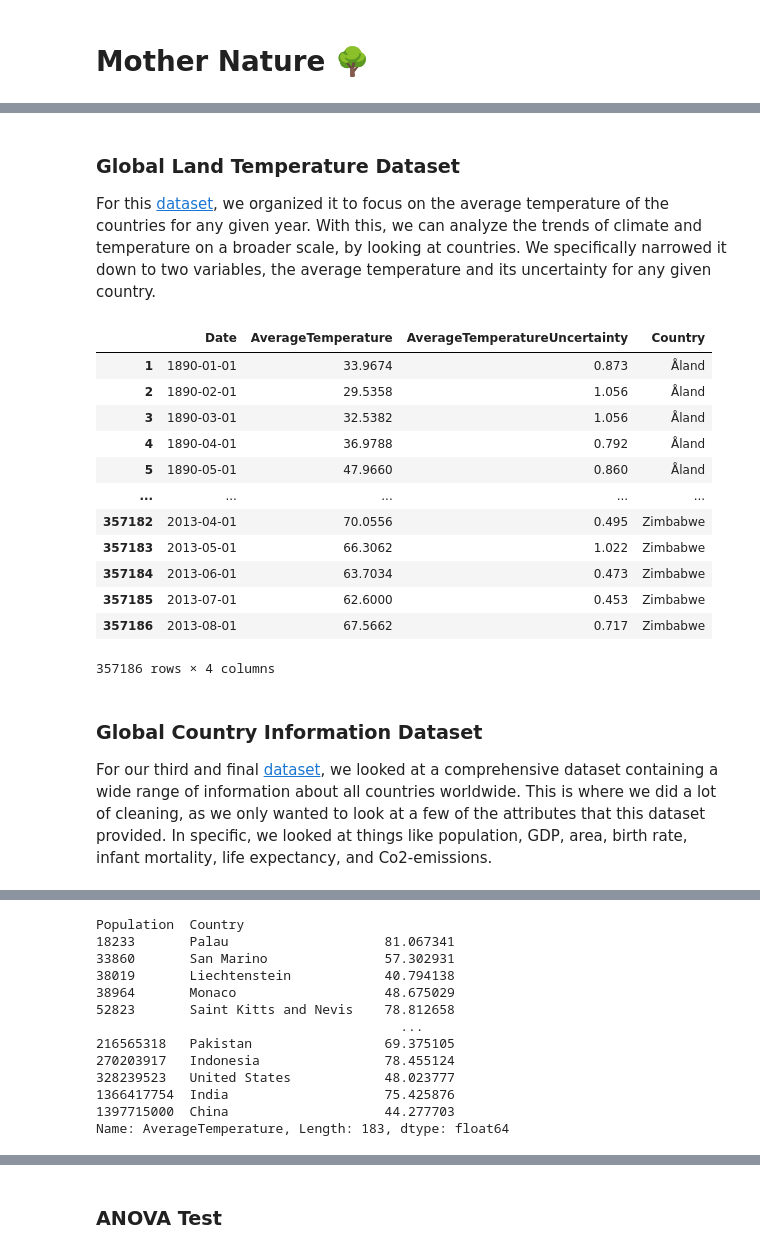
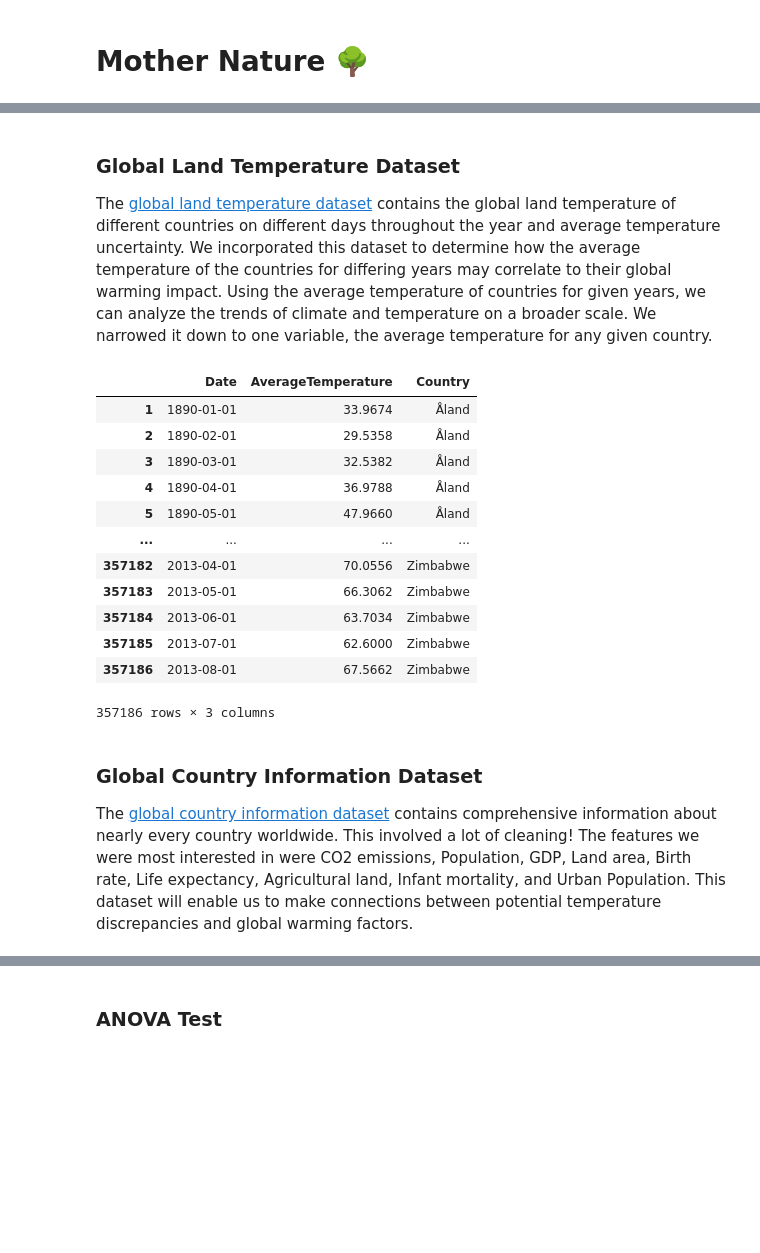
Before and after one commit to evannt/MotherNature, a Jupyter notebook: mother_nature.ipynb, the cells around one changed output, grey strips where cells are left out. Saved outputs shown, nothing was run; the diff lists cells and outputs as text; code cells hidden in the pictures; blank space fills up the shorter version.

```diff
--- a/mother_nature.ipynb
+++ b/mother_nature.ipynb
@@ -116,10 +48,11 @@ Unique countries: ['Algeria' 'Burundi' 'Benin' 'Central African Republic'
 # %% [markdown]
 ### Global Land Temperature Dataset
 
-For this [dataset](https://www.kaggle.com/datasets/nelgiriyewithana/countries-of-the-world-2023), we organized it to focus on the average temperature of the countries for any given year. With this, we can analyze the trends of climate and temperature on a broader scale, by looking at countries. We specifically narrowed it down to two variables, the average temperature and its uncertainty for any given country.
+The [global land temperature dataset](https://www.kaggle.com/datasets/nelgiriyewithana/countries-of-the-world-2023) contains the global land temperature of different countries on different days throughout the year and average temperature uncertainty. We incorporated this dataset to determine how the average temperature of the countries for differing years may correlate to their global warming impact. Using the average temperature of countries for given years, we can analyze the trends of climate and temperature on a broader scale. We narrowed it down to one variable, the average temperature for any given country.
 # %%
 # Preprocessing City Daily Temperature
 global_land_temperature_df.dropna(inplace=True)
+global_land_temperature_df.drop(columns=["AverageTemperatureUncertainty"], inplace=True)
 
 # Converting Temperatures from Celcius to Fahrenheit
 global_land_temperature_df['AverageTemperature'] = global_land_temperature_df['AverageTemperature'] * 9/5 + 32
@@ -131,50 +64,50 @@ country_remappings = {
     'Ireland': 'Republic of Ireland',
     'Congo (Democratic Republic Of The)': 'Democratic Republic of the Congo',
     'Federated States Of Micronesia': 'Federated States of Micronesia',
     'Guinea Bissau': 'Guinea-Bissau',
     'Macedonia': 'North Macedonia',
     'Saint Kitts And Nevis': 'Saint Kitts and Nevis',
     'Saint Vincent And The Grenadines': 'Saint Vincent and the Grenadines',
     'Sao Tome And Principe': 'São Tomé and Príncipe',
     'Bahamas': 'The Bahamas',
     'Gambia': 'The Gambia',
     'Trinidad And Tobago': 'Trinidad and Tobago',
     'Timor Leste': 'East Timor',
     'Congo': 'Republic of the Congo'
 }
 global_land_temperature_df['Country'] = global_land_temperature_df['Country'].replace(country_remappings)
 global_land_temperature_df["Country"].unique()
 
 # Removing data for years before 1890
 global_land_temperature_df.rename(columns={'dt': 'Date'}, inplace=True)
 global_land_temperature_df["Date"] = pd.to_datetime(global_land_temperature_df["Date"])
 start_date = pd.to_datetime('1890-01-01')
 global_land_temperature_df = global_land_temperature_df[global_land_temperature_df["Date"] >= start_date]
 
 global_land_temperature_df.isna().sum() / global_land_temperature_df.count()
 global_land_temperature_df.index = range(1, len(global_land_temperature_df) + 1)
 
 avg_global_land_temp_per_country = global_land_temperature_df.groupby(['Country', global_land_temperature_df['Date'].dt.year])['AverageTemperature'].mean()
 
 global_land_temperature_df
 # %% [output]
-|  | Date | AverageTemperature | AverageTemperatureUncertainty | Country |
-| 1 | 1890-01-01 | 33.9674 | 0.873 | Åland |
-| 2 | 1890-02-01 | 29.5358 | 1.056 | Åland |
-| 3 | 1890-03-01 | 32.5382 | 1.056 | Åland |
-| 4 | 1890-04-01 | 36.9788 | 0.792 | Åland |
-| 5 | 1890-05-01 | 47.9660 | 0.860 | Åland |
-| ... | ... | ... | ... | ... |
-| 357182 | 2013-04-01 | 70.0556 | 0.495 | Zimbabwe |
-| 357183 | 2013-05-01 | 66.3062 | 1.022 | Zimbabwe |
-| 357184 | 2013-06-01 | 63.7034 | 0.473 | Zimbabwe |
-| 357185 | 2013-07-01 | 62.6000 | 0.453 | Zimbabwe |
-| 357186 | 2013-08-01 | 67.5662 | 0.717 | Zimbabwe |
+|  | Date | AverageTemperature | Country |
+| 1 | 1890-01-01 | 33.9674 | Åland |
+| 2 | 1890-02-01 | 29.5358 | Åland |
+| 3 | 1890-03-01 | 32.5382 | Åland |
+| 4 | 1890-04-01 | 36.9788 | Åland |
+| 5 | 1890-05-01 | 47.9660 | Åland |
+| ... | ... | ... | ... |
+| 357182 | 2013-04-01 | 70.0556 | Zimbabwe |
+| 357183 | 2013-05-01 | 66.3062 | Zimbabwe |
+| 357184 | 2013-06-01 | 63.7034 | Zimbabwe |
+| 357185 | 2013-07-01 | 62.6000 | Zimbabwe |
+| 357186 | 2013-08-01 | 67.5662 | Zimbabwe |
-357186 rows × 4 columns
+357186 rows × 3 columns
-# %% [markdown]
-### Global Country Information Dataset
-
-For our third and final [dataset](https://www.kaggle.com/datasets/berkeleyearth/climate-change-earth-surface-temperature-data), we looked at a comprehensive dataset containing a wide range of information about all countries worldwide. This is where we did a lot of cleaning, as we only wanted to look at a few of the attributes that this dataset provided. In specific, we looked at things like population, GDP, area, birth rate, infant mortality, life expectancy, and Co2-emissions.
+# %% [markdown]
+### Global Country Information Dataset
+
+The [global country information dataset](https://www.kaggle.com/datasets/berkeleyearth/climate-change-earth-surface-temperature-data) contains comprehensive information about nearly every country worldwide. This involved a lot of cleaning! The features we were most interested in were CO2 emissions, Population, GDP, Land area, Birth rate, Life expectancy, Agricultural land, Infant mortality, and Urban Population. This dataset will enable us to make connections between potential temperature discrepancies and global warming factors.
 # %%
 # Preprocessing Global Country Information
 # pd.set_option('display.max_rows', None, 'display.max_columns', None, 'display.max_colwidth', None)
@@ -330,18 +263,3 @@ global_country_info_df
 # Combining the yearly average temperatures by country with the global country information
 combined_yearly_df = pd.merge(global_country_info_df, global_land_temperature_df, on='Country')
 combined_yearly_df['Date'] = pd.to_datetime(combined_yearly_df['Date'])
-combined_yearly_df.groupby(["Population", "Country"], group_keys=False)["AverageTemperature"].mean()
-# %% [output]
-Population  Country
-18233       Palau                    81.067341
-33860       San Marino               57.302931
-38019       Liechtenstein            40.794138
-38964       Monaco                   48.675029
-52823       Saint Kitts and Nevis    78.812658
-                                       ...
-216565318   Pakistan                 69.375105
-270203917   Indonesia                78.455124
-328239523   United States            48.023777
-1366417754  India                    75.425876
-1397715000  China                    44.277703
-Name: AverageTemperature, Length: 183, dtype: float64
```
Also changed, not shown: parts of 26 cells of this notebook.
